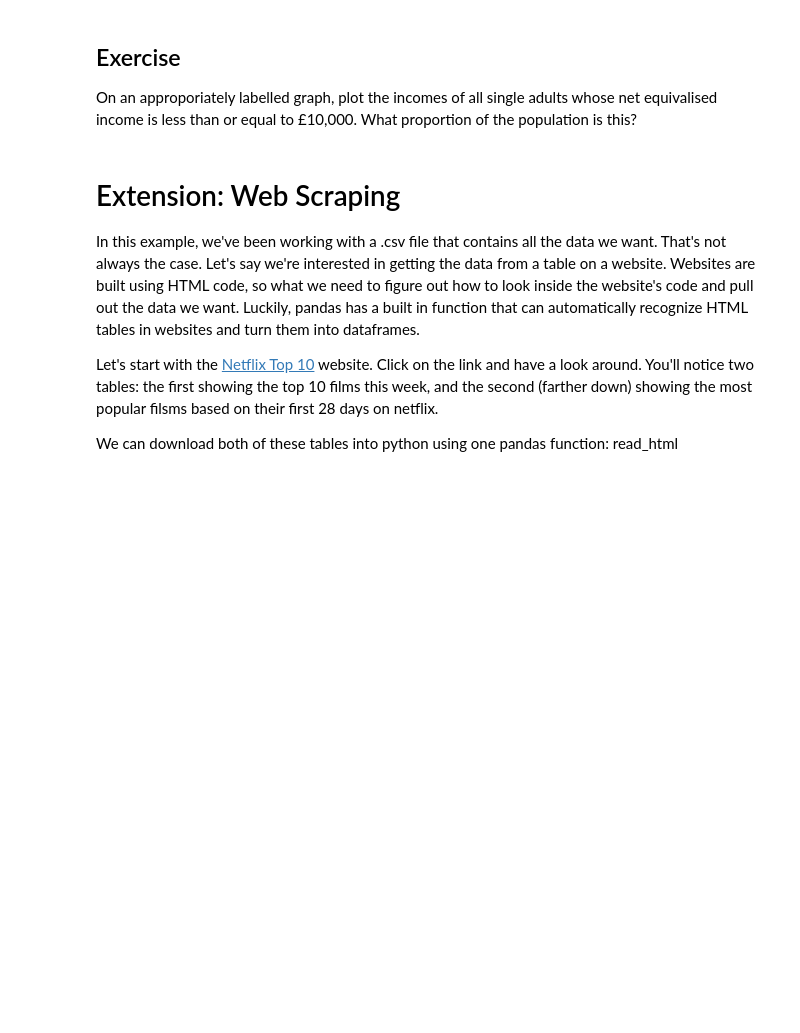
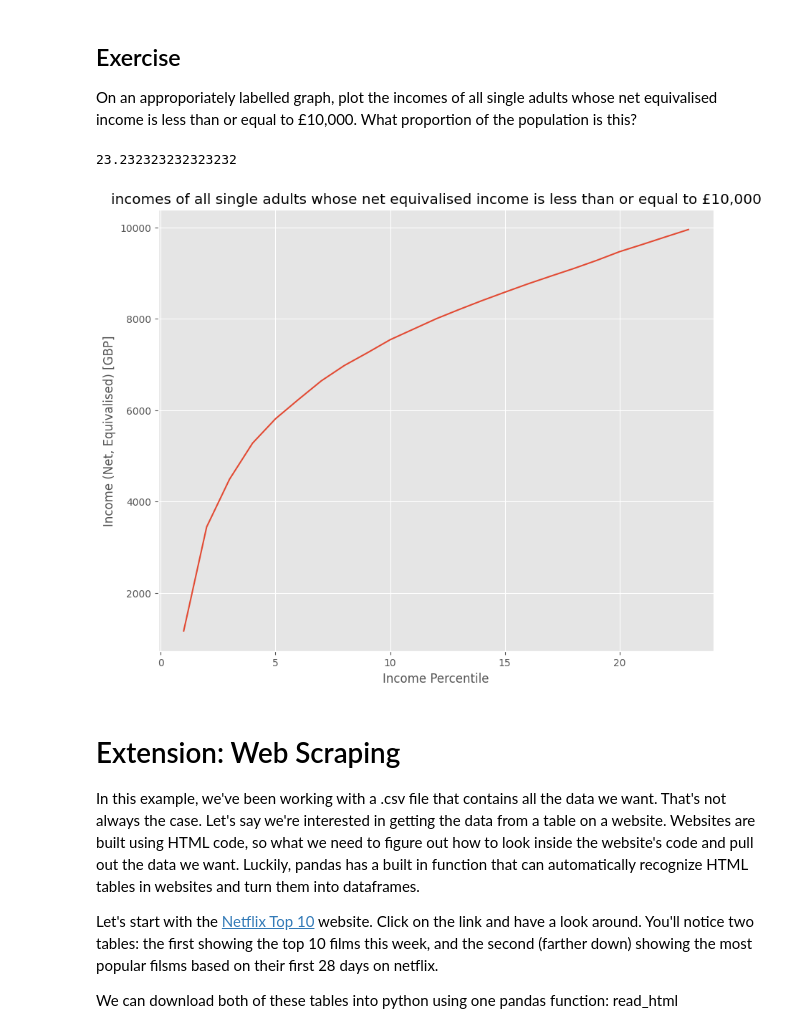
Before and after one commit to LYK0608/My-QM2, a Jupyter notebook: notebooks/W02. Pandas.ipynb, the cells around one changed output. Cells and saved outputs as stored; diff of their text form; code cells hidden in the pictures; blank space fills up the shorter version.

```diff
--- a/notebooks/W02. Pandas.ipynb
+++ b/notebooks/W02. Pandas.ipynb
@@ -345,6 +328,23 @@ We won't dwell on comparative operative, here we've used ">" to mean "is greater
 # %% [markdown]
 ## Exercise
 On an approporiately labelled graph, plot the incomes of all single adults whose net equivalised income is less than or equal to £10,000. What proportion of the population is this?
+# %%
+income['Single adult'] = income['Single adult'].astype(str)
+income['Single adult'] = pd.to_numeric(income['Single adult'].str.replace(',', ''), errors='coerce')
+filtered_data = income[income['Single adult'] <= 10000]
+
+filtered_data['Single adult'].plot()
+plt.title('incomes of all single adults whose net equivalised income is less than or equal to £10,000')
+plt.xlabel('Income Percentile')
+plt.ylabel('Income (Net, Equivalised) [GBP]')
+
+total_population_count = len(income)
+poor_adults_count = len(filtered_data)
+proportion = (poor_adults_count / total_population_count) * 100
+proportion
+# %% [output]
+23.232323232323232
+[figure, added]
 # %% [markdown]
 # Extension: Web Scraping
 
```
Also changed, not shown: parts of 18 cells of this notebook.
